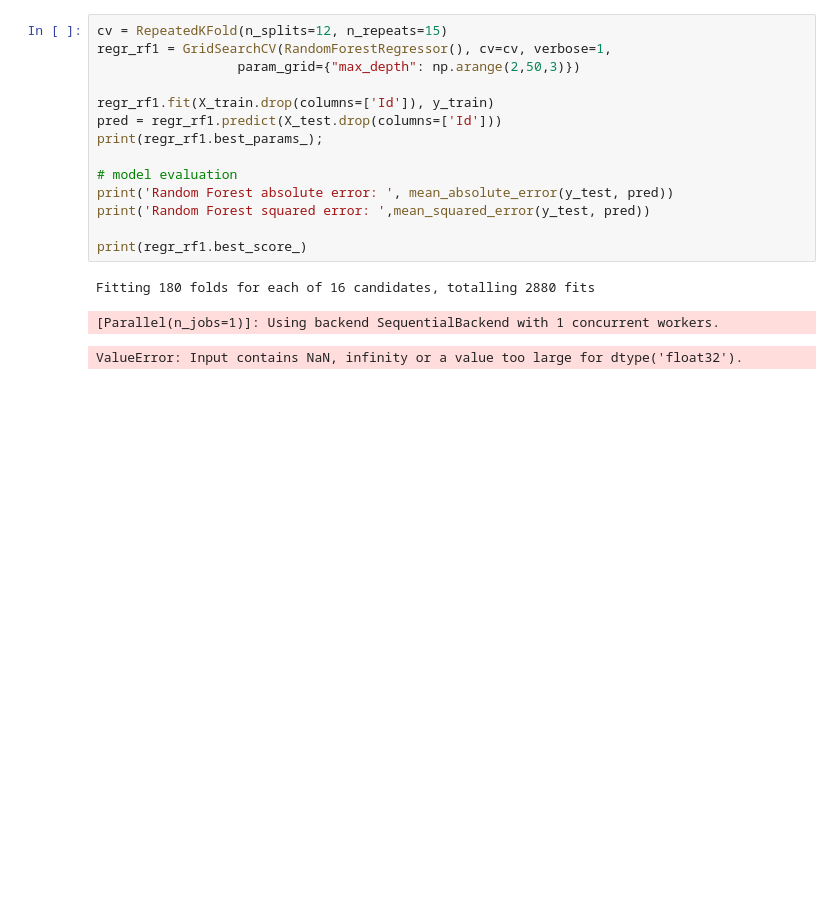
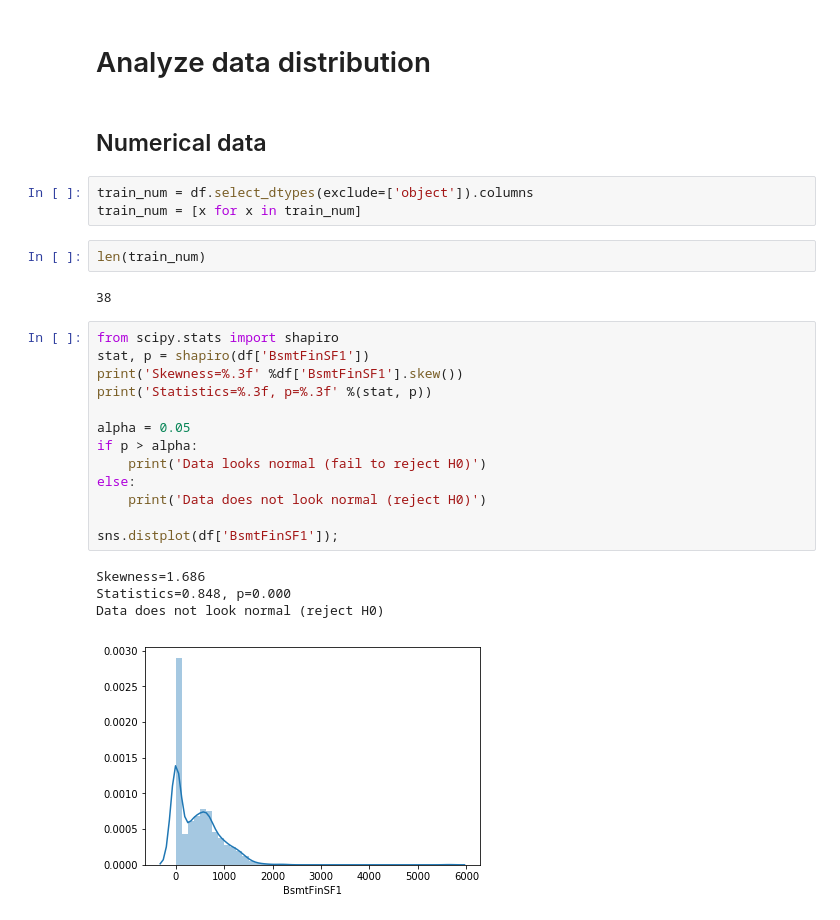
Before and after one commit to vitoriacalil/house, a Jupyter notebook: 1_Baseline.ipynb, the cells around one changed output. Cells and saved outputs as stored; diff of their text form; blank space fills up the shorter version.

```diff
--- a/1_Baseline.ipynb
+++ b/1_Baseline.ipynb
@@ -347,18 +42,29 @@ X_train, X_test, y_train, y_test = train_test_split(X, y,
-# %%
-cv = RepeatedKFold(n_splits=12, n_repeats=15)
-regr_rf1 = GridSearchCV(RandomForestRegressor(), cv=cv, verbose=1,
-                  param_grid={"max_depth": np.arange(2,50,3)})
-
-regr_rf1.fit(X_train.drop(columns=['Id']), y_train)
-pred = regr_rf1.predict(X_test.drop(columns=['Id']))
-print(regr_rf1.best_params_);
-
-# model evaluation
-print('Random Forest absolute error: ', mean_absolute_error(y_test, pred))
-print('Random Forest squared error: ',mean_squared_error(y_test, pred))
-
-print(regr_rf1.best_score_)
-# %% [output]
-Fitting 180 folds for each of 16 candidates, totalling 2880 fits
-[Parallel(n_jobs=1)]: Using backend SequentialBackend with 1 concurrent workers.
-ValueError: Input contains NaN, infinity or a value too large for dtype('float32').
+# %% [markdown]
+# Analyze data distribution
+# %% [markdown]
+## Numerical data
+# %%
+train_num = df.select_dtypes(exclude=['object']).columns
+train_num = [x for x in train_num]
+# %%
+len(train_num)
+# %% [output]
+38
+# %%
+from scipy.stats import shapiro
+stat, p = shapiro(df['BsmtFinSF1'])
+print('Skewness=%.3f' %df['BsmtFinSF1'].skew())
+print('Statistics=%.3f, p=%.3f' %(stat, p))
+
+alpha = 0.05
+if p > alpha:
+    print('Data looks normal (fail to reject H0)')
+else:
+    print('Data does not look normal (reject H0)')
+
+sns.distplot(df['BsmtFinSF1']);
+# %% [output]
+Skewness=1.686
+Statistics=0.848, p=0.000
+Data does not look normal (reject H0)
+[figure, added]
```
Also changed, not shown: parts of 121 cells of this notebook, 1 other file.
